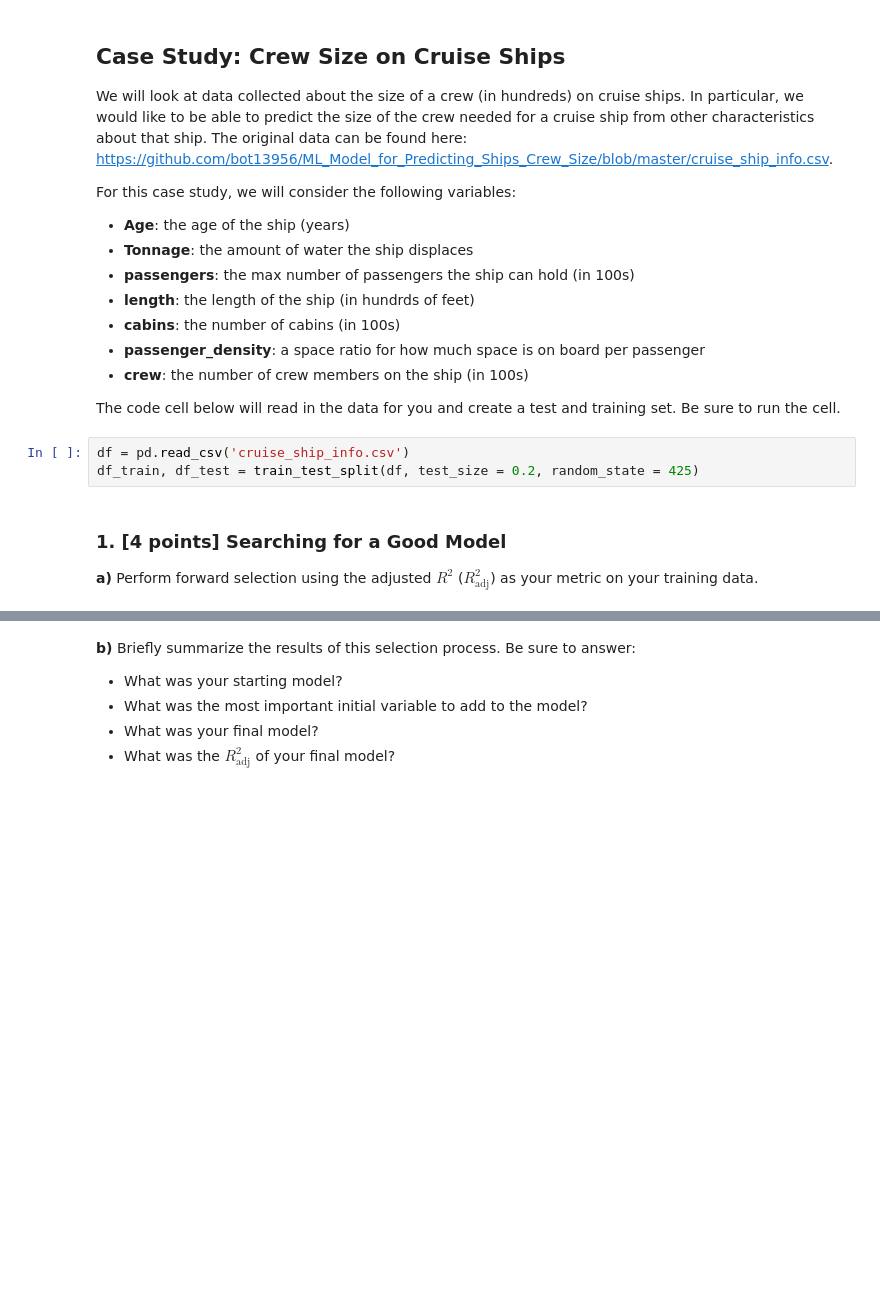
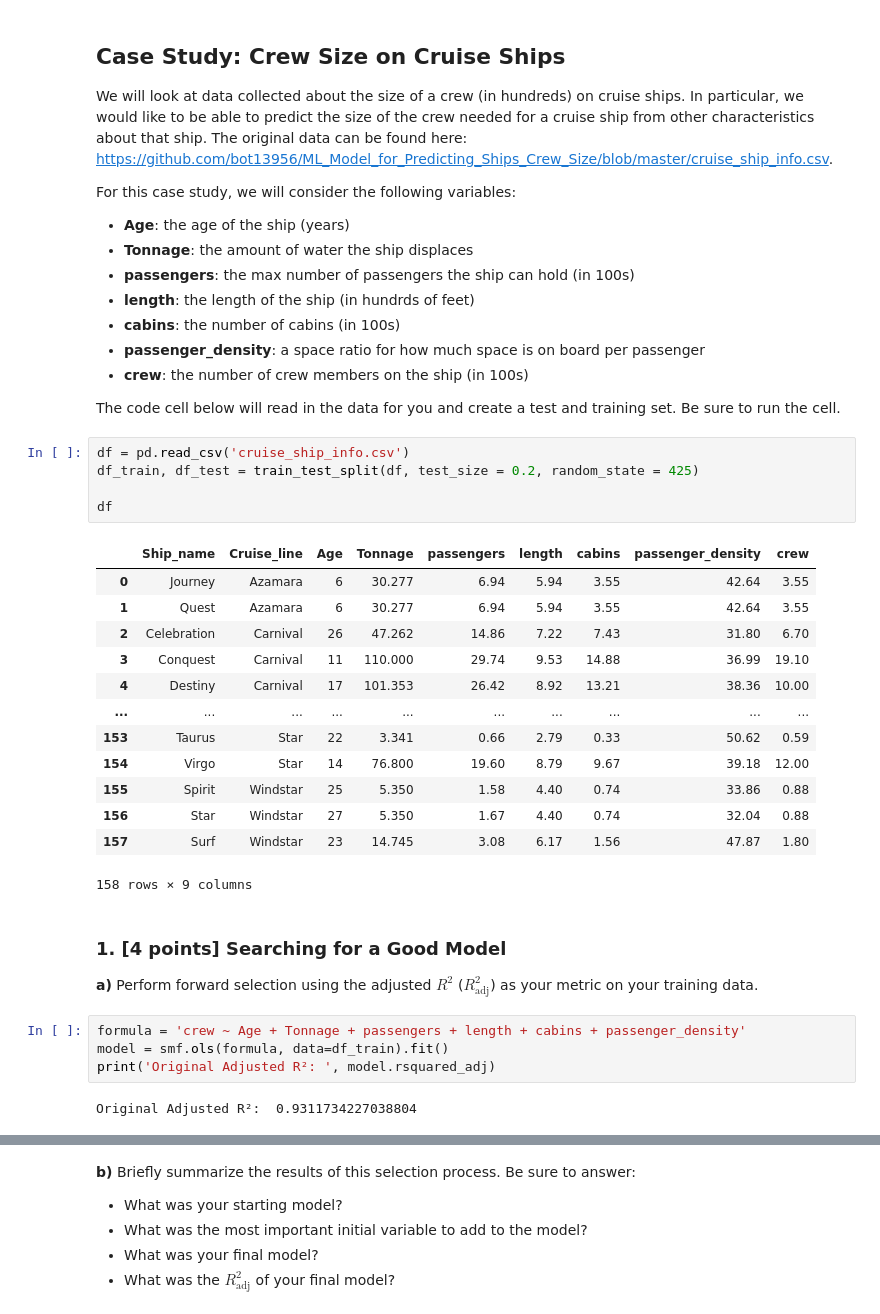
Before and after one commit to soobinj2/stat207, a Jupyter notebook: lab_13/lab_13.ipynb, the cells around one changed output, grey strips where cells are left out. Cells and saved outputs as stored; diff of their text form; blank space fills up the shorter version.

```diff
--- a/lab_13/lab_13.ipynb
+++ b/lab_13/lab_13.ipynb
@@ -67,7 +72,29 @@ The code cell below will read in the data for you and create a test and training
 # %%
 df = pd.read_csv('cruise_ship_info.csv')
 df_train, df_test = train_test_split(df, test_size = 0.2, random_state = 425)
+
+df
+# %% [output]
+|  | Ship_name | Cruise_line | Age | Tonnage | passengers | length | cabins | passenger_density | crew |
+| 0 | Journey | Azamara | 6 | 30.277 | 6.94 | 5.94 | 3.55 | 42.64 | 3.55 |
+| 1 | Quest | Azamara | 6 | 30.277 | 6.94 | 5.94 | 3.55 | 42.64 | 3.55 |
+| 2 | Celebration | Carnival | 26 | 47.262 | 14.86 | 7.22 | 7.43 | 31.80 | 6.70 |
+| 3 | Conquest | Carnival | 11 | 110.000 | 29.74 | 9.53 | 14.88 | 36.99 | 19.10 |
+| 4 | Destiny | Carnival | 17 | 101.353 | 26.42 | 8.92 | 13.21 | 38.36 | 10.00 |
+| ... | ... | ... | ... | ... | ... | ... | ... | ... | ... |
+| 153 | Taurus | Star | 22 | 3.341 | 0.66 | 2.79 | 0.33 | 50.62 | 0.59 |
+| 154 | Virgo | Star | 14 | 76.800 | 19.60 | 8.79 | 9.67 | 39.18 | 12.00 |
+| 155 | Spirit | Windstar | 25 | 5.350 | 1.58 | 4.40 | 0.74 | 33.86 | 0.88 |
+| 156 | Star | Windstar | 27 | 5.350 | 1.67 | 4.40 | 0.74 | 32.04 | 0.88 |
+| 157 | Surf | Windstar | 23 | 14.745 | 3.08 | 6.17 | 1.56 | 47.87 | 1.80 |
+158 rows × 9 columns
 # %% [markdown]
 ### 1. [4 points] Searching for a Good Model
 
 **a)** Perform forward selection using the adjusted $R^2$ ($R^2_\text{adj}$) as your metric on your training data.
+# %%
+formula = 'crew ~ Age + Tonnage + passengers + length + cabins + passenger_density'
+model = smf.ols(formula, data=df_train).fit()
+print('Original Adjusted R²: ', model.rsquared_adj)
+# %% [output]
+Original Adjusted R²:  0.9311734227038804
```
Also changed, not shown: parts of 17 cells of this notebook, 2 other files.
